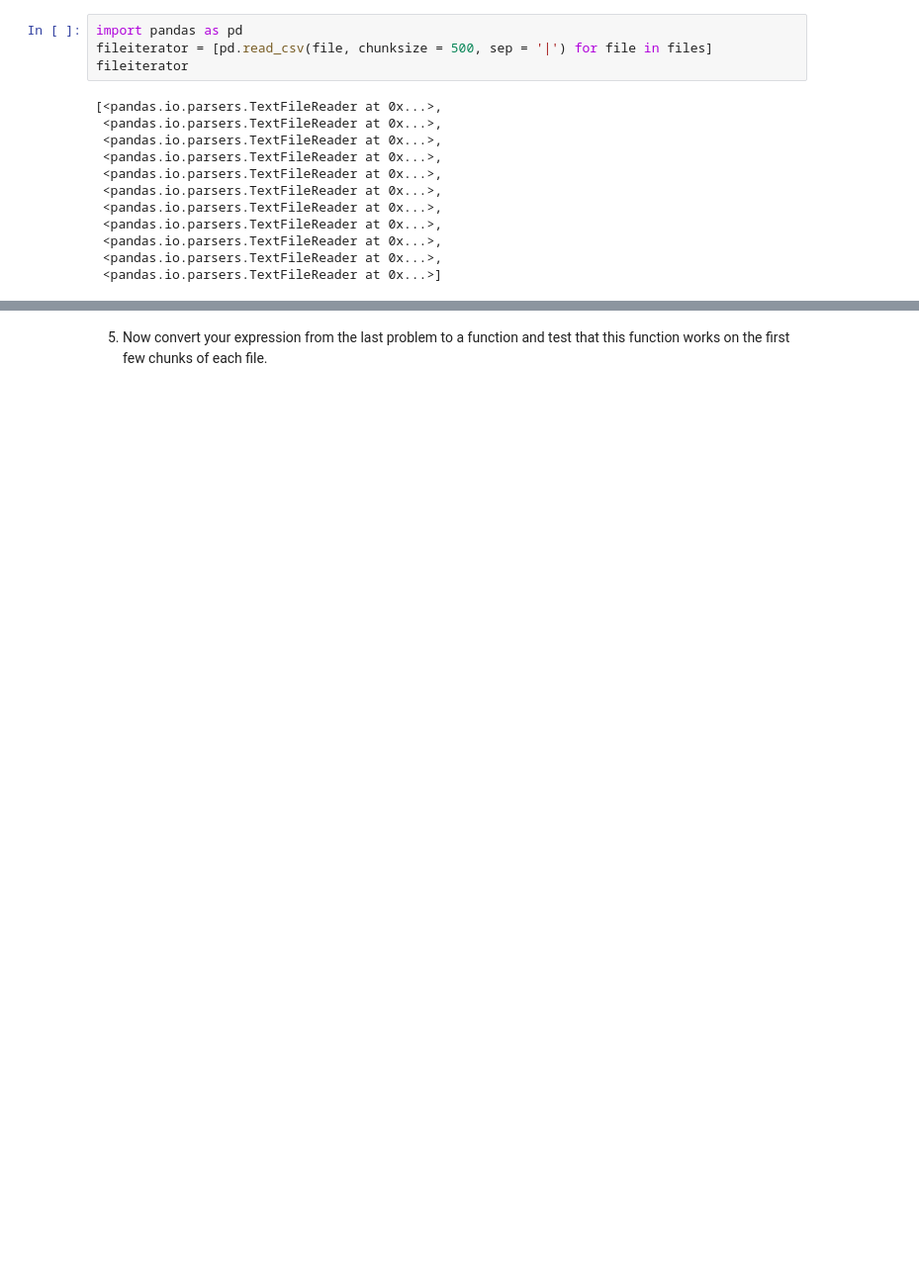
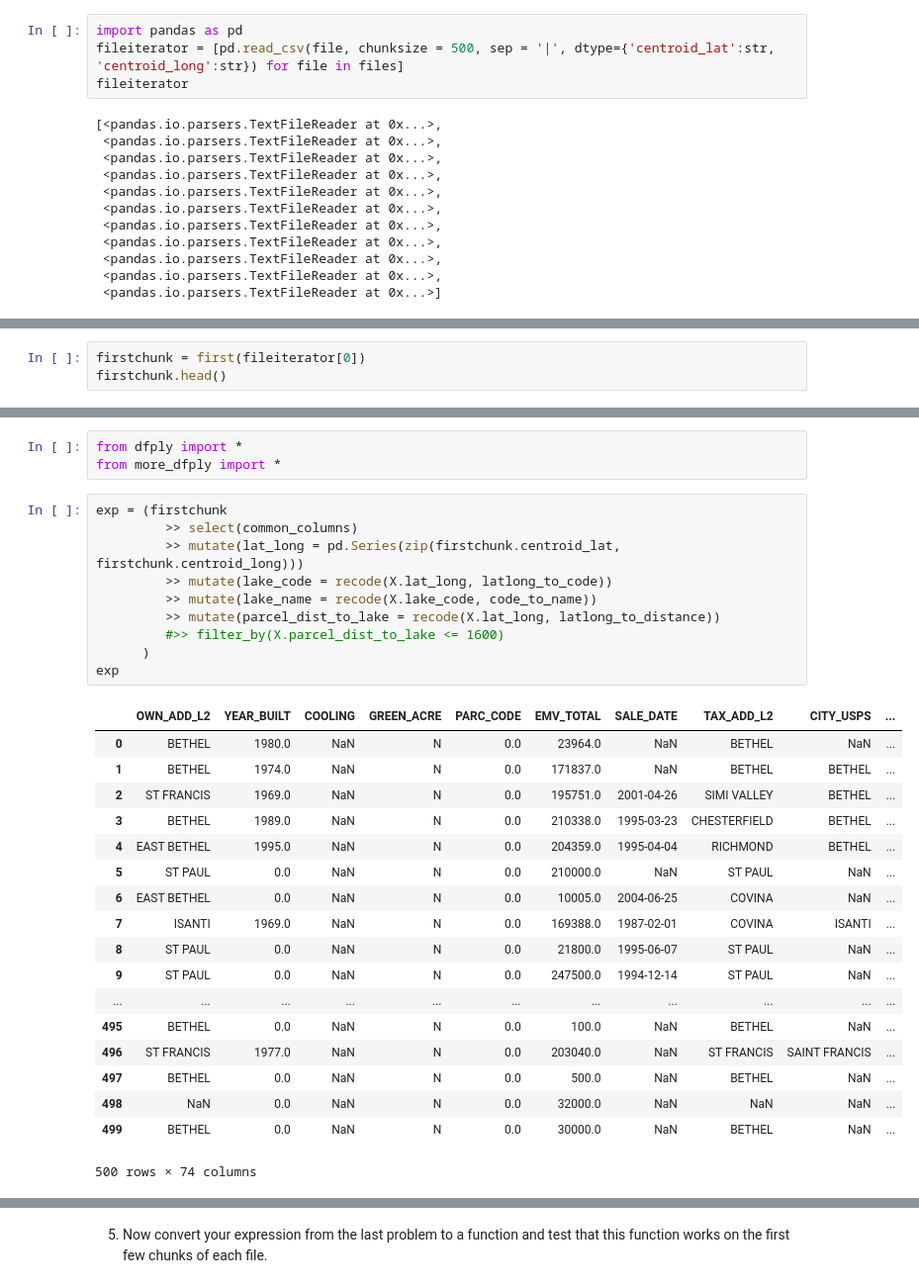
Before and after one commit to reaganbuske/DSCI430, a Jupyter notebook: project_1_part_4_RB.ipynb, the cells around one changed output, grey strips where cells are left out. Shown at 99% size. Cells and saved outputs as stored; diff of their text form; blank space fills up the shorter version.

```diff
--- a/project_1_part_4_RB.ipynb
+++ b/project_1_part_4_RB.ipynb
@@ -47,7 +51,7 @@ files = glob('./data/MinneMUDAC_raw_files/20**_metro_tax_parcels.txt')[2:-1]
     e. Filters to only properties that are within 1600 m (~1 mile) of the closest lake.
 # %%
 import pandas as pd
-fileiterator = [pd.read_csv(file, chunksize = 500, sep = '|') for file in files]
+fileiterator = [pd.read_csv(file, chunksize = 500, sep = '|', dtype={'centroid_lat':str, 'centroid_long':str}) for file in files]
 fileiterator
 # %% [output]
 [<pandas.io.parsers.TextFileReader at 0x...>,
@@ -85,0 +70,3 @@ firstchunk
+# %%
+firstchunk = first(fileiterator[0])
+firstchunk.head()
@@ -85,0 +81,32 @@ firstchunk
+# %%
+from dfply import *
+from more_dfply import *
+# %%
+exp = (firstchunk
+         >> select(common_columns)
+         >> mutate(lat_long = pd.Series(zip(firstchunk.centroid_lat, firstchunk.centroid_long)))
+         >> mutate(lake_code = recode(X.lat_long, latlong_to_code))
+         >> mutate(lake_name = recode(X.lake_code, code_to_name))
+         >> mutate(parcel_dist_to_lake = recode(X.lat_long, latlong_to_distance))
+         #>> filter_by(X.parcel_dist_to_lake <= 1600)
+      )
+exp
+# %% [output]
+|  | OWN_ADD_L2 | YEAR_BUILT | COOLING | GREEN_ACRE | PARC_CODE | EMV_TOTAL | SALE_DATE | TAX_ADD_L2 | CITY_USPS | ... |
+| 0 | BETHEL | 1980.0 | NaN | N | 0.0 | 23964.0 | NaN | BETHEL | NaN | ... |
+| 1 | BETHEL | 1974.0 | NaN | N | 0.0 | 171837.0 | NaN | BETHEL | BETHEL | ... |
+| 2 | ST FRANCIS | 1969.0 | NaN | N | 0.0 | 195751.0 | 2001-04-26 | SIMI VALLEY | BETHEL | ... |
+| 3 | BETHEL | 1989.0 | NaN | N | 0.0 | 210338.0 | 1995-03-23 | CHESTERFIELD | BETHEL | ... |
+| 4 | EAST BETHEL | 1995.0 | NaN | N | 0.0 | 204359.0 | 1995-04-04 | RICHMOND | BETHEL | ... |
+| 5 | ST PAUL | 0.0 | NaN | N | 0.0 | 210000.0 | NaN | ST PAUL | NaN | ... |
+| 6 | EAST BETHEL | 0.0 | NaN | N | 0.0 | 10005.0 | 2004-06-25 | COVINA | NaN | ... |
+| 7 | ISANTI | 1969.0 | NaN | N | 0.0 | 169388.0 | 1987-02-01 | COVINA | ISANTI | ... |
+| 8 | ST PAUL | 0.0 | NaN | N | 0.0 | 21800.0 | 1995-06-07 | ST PAUL | NaN | ... |
+| 9 | ST PAUL | 0.0 | NaN | N | 0.0 | 247500.0 | 1994-12-14 | ST PAUL | NaN | ... |
+| ... | ... | ... | ... | ... | ... | ... | ... | ... | ... | ... |
+| 495 | BETHEL | 0.0 | NaN | N | 0.0 | 100.0 | NaN | BETHEL | NaN | ... |
+| 496 | ST FRANCIS | 1977.0 | NaN | N | 0.0 | 203040.0 | NaN | ST FRANCIS | SAINT FRANCIS | ... |
+| 497 | BETHEL | 0.0 | NaN | N | 0.0 | 500.0 | NaN | BETHEL | NaN | ... |
+| 498 | NaN | 0.0 | NaN | N | 0.0 | 32000.0 | NaN | NaN | NaN | ... |
+| 499 | BETHEL | 0.0 | NaN | N | 0.0 | 30000.0 | NaN | BETHEL | NaN | ... |
+500 rows × 74 columns
```
Also changed, not shown: parts of 12 cells of this notebook, 2 other files.
